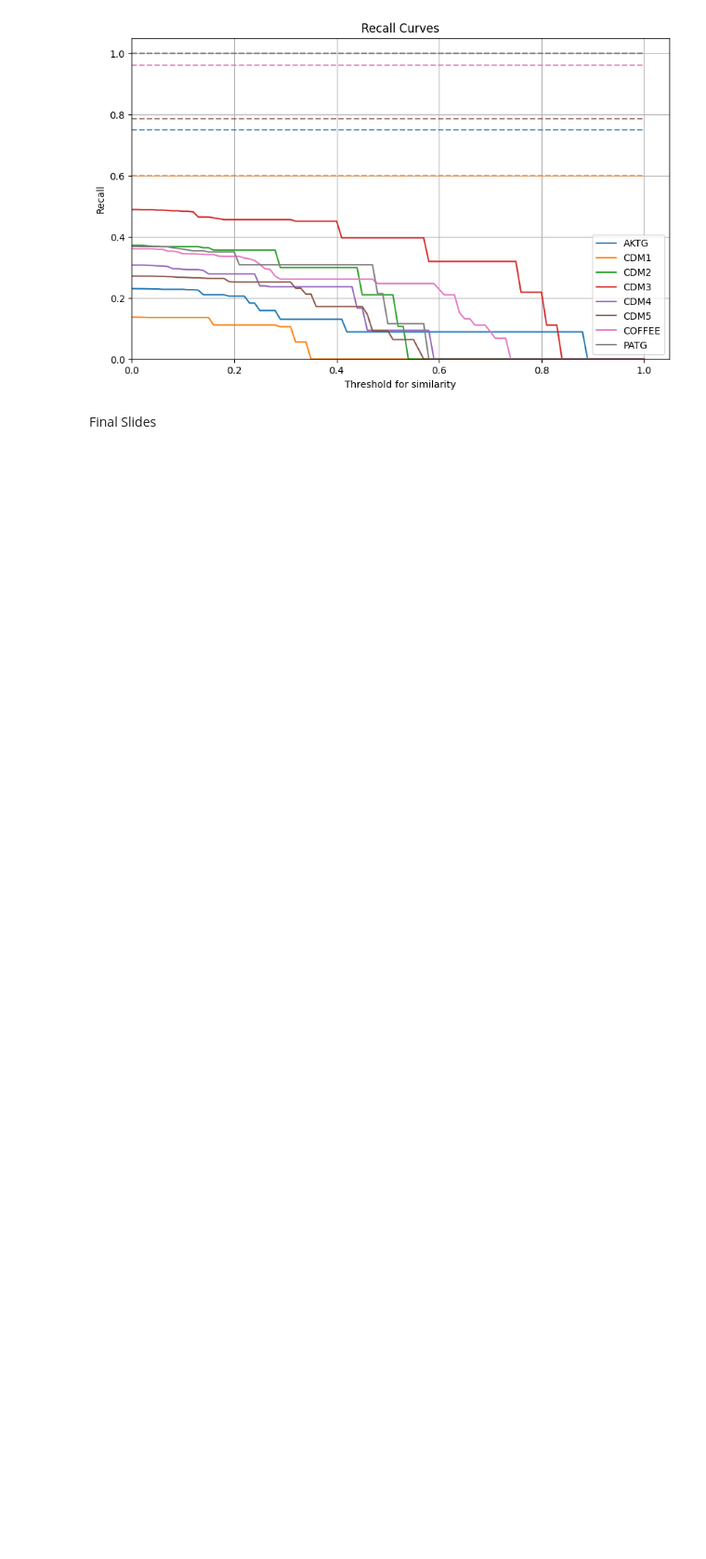
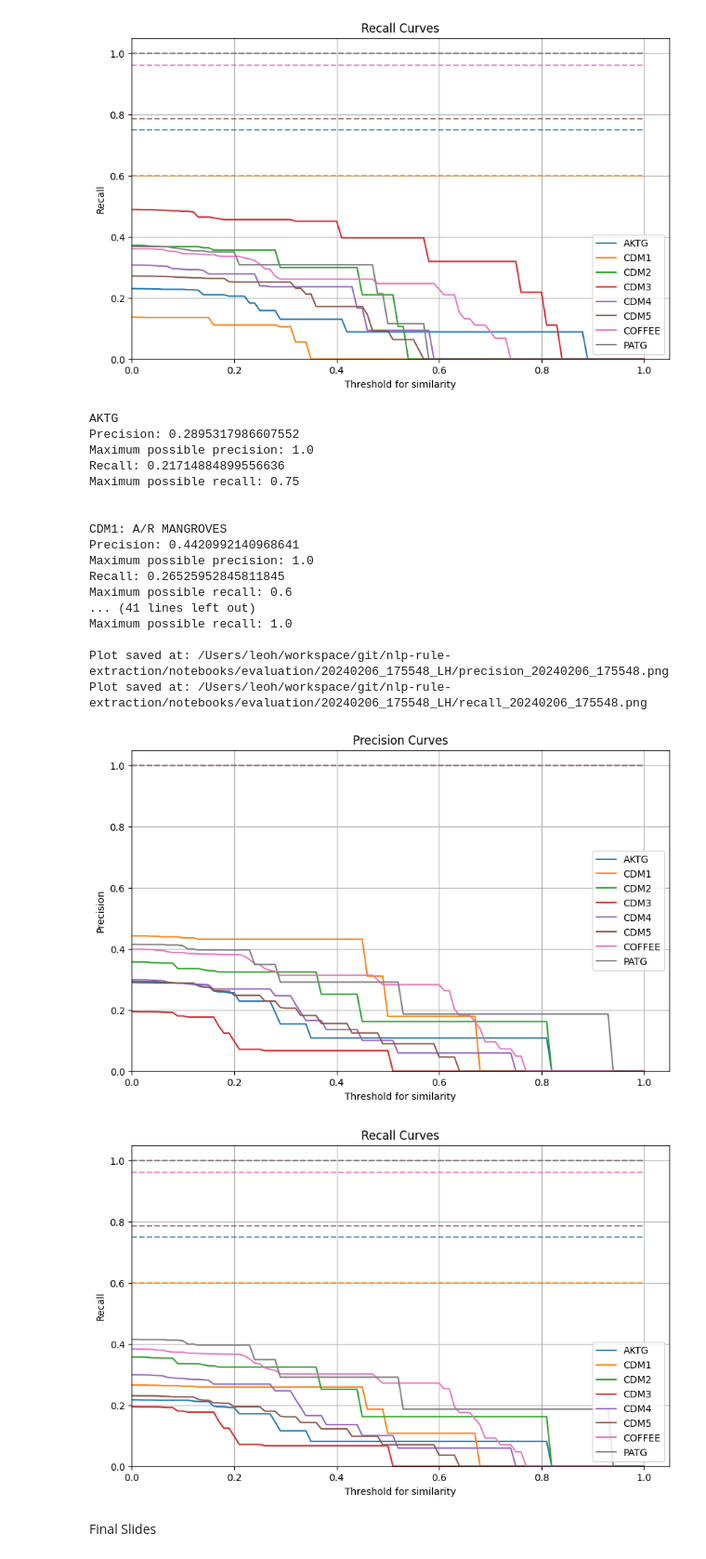
Before and after one commit to holzhauerL/nlp-rule-extraction, a Jupyter notebook: notebooks/pipeline.ipynb, the cells around one changed output. Shown at 93% size. Drawn from its saved outputs; the diff is of its cells as text; code cells hidden in the pictures; blank space fills up the shorter version.

Commit message:
Updated evaluation

```diff
--- a/notebooks/pipeline.ipynb
+++ b/notebooks/pipeline.ipynb
@@ -77,40 +77,37 @@ builder_params = {
     # https://openai.com/pricing
     "openai_params": {
         'model': 'gpt-3.5-turbo-0125',
-        'input_price': '0.0005', # $ / 1K token
-        'output_price':'0.0015', # $ / 1K token
+        'input_price':  0.0005, # $ / 1K token
+        'output_price': 0.0015, # $ / 1K token
     },
     # "openai_params":{
     #     'model': 'gpt-4-1106-preview',
-    #     'input_price': '0.01', # $ / 1K token
-    #     'output_price':'0.03', # $ / 1K token
+    #     'input_price':  0.01, # $ / 1K token
+    #     'output_price': 0.03, # $ / 1K token
     # },
-    "build_mode": "openai", # "openai"
+    "build_mode": "rules", # "openai"
     # estimation_mode is only considered if build_mode == 'openai'. WARNING: Setting this to false will result in costs, do at least one run with estimation_mode == True
-    "estimation_mode": True,
-    # Prompt building blocks for BOOL constraint
-    "BOOL": {
-        "system_prompt": "You are a linguist. Your task is to fit the output in a compact way into the placeholder X while preserving the formatting and overall template that I provide.",
-        "prompt_1": "This is the template: X == True. Extract X from the following text: land subject to project activity be degrade mangrove habitat",
-        "response_1": "land_type == degraded_mangrove_habitat",
+    "estimation_mode": False,
+    # General prompt building blocks
+    "general_prompts": {
+        "system_prompt": "You are a linguist. Your task is to fit the output in a compact way into the placeholder X while preserving the formatting and overall template that I provide. Keep the output brief. Use _ to connect the parts of the output on each side of the equation.",
         "prompt_2_a": "This is the template: X",
         "prompt_2_b": ". Extract X from the following text:"
     },
+    # Prompt building blocks for BOOL constraint
+    "BOOL": {
+        "prompt_1": "This is the template: X == True. Extract X from the following text: land subject to project activity be degrade mangrove habitat",
+        "response_1": "degraded_mangrove_habitat == True"
+    },
     # Prompt building blocks for regular EQ constraint components
     "EQ": {
-        "system_prompt": "You are a linguist. Your task is to fit the output in a compact way into the placeholders X and Y while preserving the formatting and overall template that I provide.",
-        "prompt_1": "This is the template: X != Y. Extract X and Y from the following text: not apply to large - scale a / r CDM project activity",
-        "response_1": "project_scope != large_scale",
-        "prompt_2_a": "This is the template: X",
-        "prompt_2_b": "Y. Extract X and Y from the following text:"
+        "prompt_1": "This is the template: X == False. Extract X from the following text: not apply to large - scale a / r CDM project activity",
+        "response_1": "large_scale == False"
     },
     # Prompt building blocks for regular INEQ constraint components
     "INEQ": {
-        "system_prompt": "You are a linguist. Your task is to fit the output in a compact way into the placeholder X while preserving the formatting and overall template that I provide.",
         "prompt_1": "This is the template: X <= 15. Extract X from the following text: to qualify as a small - scale project , total output of modify or retrofit unit shall not exceed limit of 15 MW",
-        "response_1": "total_output_modify_or_retrofit <= 15",
-        "prompt_2_a": "This is the template: X",
-        "prompt_2_b": ". Extract X from the following text:"
+        "response_1": "total_output_modify_or_retrofit <= 15"
     }
 }
 
@@ -438,4 +354,5 @@ six successfuly added to removal list!
 # %% [markdown]
 ## Modelling
 # %%
+builder_params['build_mode'] = "rules"
 constraints = get_constraints_from_data(nlp, data, equality_params, inequality_params, meta_params, builder_params, verbose)
@@ -459,0 +361,3 @@ AKTG
+# %%
+builder_params['build_mode'] = "openai"
+constraints = get_constraints_from_data(nlp, data, equality_params, inequality_params, meta_params, builder_params, verbose)
@@ -482,6 +404,29 @@ Plot saved at: /Users/leoh/workspace/git/nlp-rule-extraction/notebooks/evaluatio
 Plot saved at: /Users/leoh/workspace/git/nlp-rule-extraction/notebooks/evaluation/20240205_194732_LH/recall_20240205_194732.png
 [figure]
 [figure]
+# %%
+evaluator = Evaluator(model, constraints, eval_params, file_paths_output, verbose)
+results = evaluator.evaluate_all()
+# %% [output]
+AKTG
+Precision: 0.2895317986607552
+Maximum possible precision: 1.0
+Recall: 0.21714884899556636
+Maximum possible recall: 0.75
+
+
+CDM1: A/R MANGROVES
+Precision: 0.4420992140968641
+Maximum possible precision: 1.0
+Recall: 0.26525952845811845
+Maximum possible recall: 0.6
+... (41 lines left out)
+Maximum possible recall: 1.0
+
+Plot saved at: /Users/leoh/workspace/git/nlp-rule-extraction/notebooks/evaluation/20240206_175548_LH/precision_20240206_175548.png
+Plot saved at: /Users/leoh/workspace/git/nlp-rule-extraction/notebooks/evaluation/20240206_175548_LH/recall_20240206_175548.png
+[figure, added]
+[figure, added]
 # %% [markdown]
 Final Slides
 <!--
```
Also changed, not shown: parts of 6 cells of this notebook, 4 other files.
